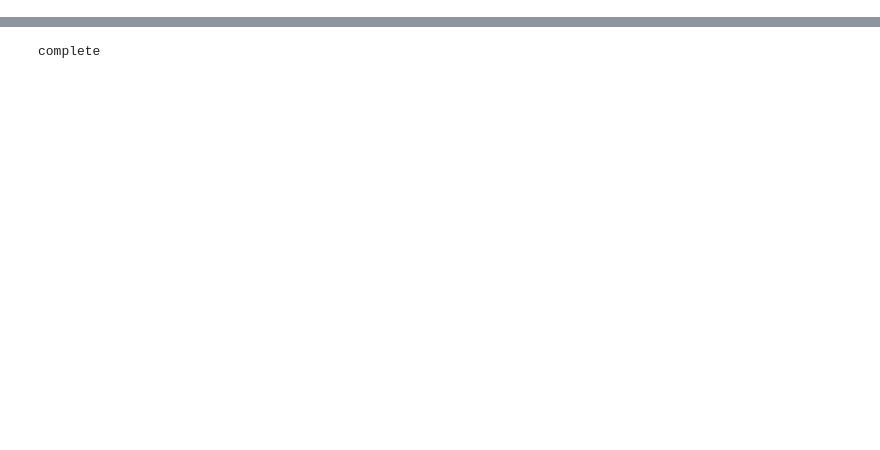
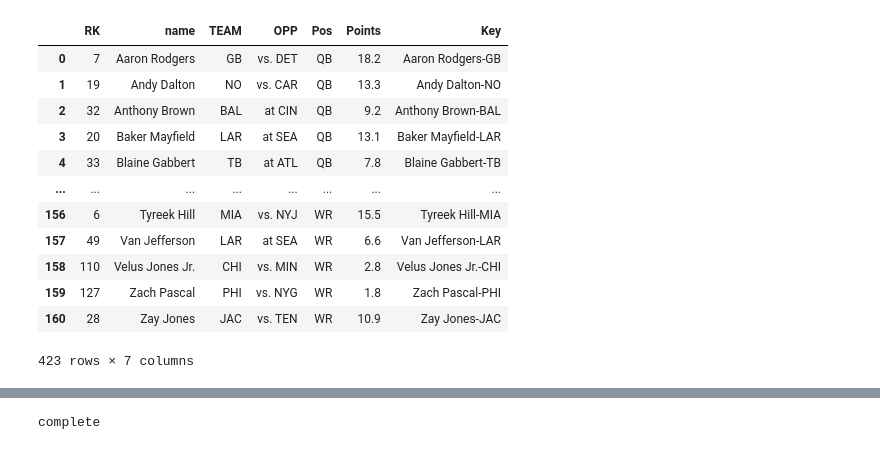
Before and after one commit to buenr/ff_lin_opt, a Jupyter notebook: FF Lin Opt.ipynb, the cells around one changed output, grey strips where cells are left out. Saved outputs shown, nothing was run; the diff lists cells and outputs as text; code cells hidden in the pictures; blank space fills up the shorter version.

```diff
--- a/FF Lin Opt.ipynb
+++ b/FF Lin Opt.ipynb
@@ -30,0 +41,57 @@ import numpy as np
+# %%
+#Get FantasyPros rankings and load to df
+import pandas as pd
+import glob
+import os
+
+# Use glob to create a list of file paths for all .csv files in the specified folder
+path = 'C:/Users/onine/Downloads/*.csv'
+csv_files = glob.glob(path)
+rank_df = pd.DataFrame()
+
+for file in csv_files:
+    if 'FantasyPros_2022_Week_18' in file:
+
+        # Read in the file
+        df_temp = pd.read_csv(file)
+
+        # Extract the file name from the full file path
+        file_name = os.path.basename(file)
+
+        # Add a column to the dataframe containing the file name
+        df_temp['file_name'] = file_name
+
+        # Concatenate the dataframes
+        rank_df = pd.concat([rank_df, df_temp])
+
+#print(rank_df.head())
+
+rank_df['Pos'] = rank_df['file_name'].str.split('_Rankings.csv').str[0].str[-2:]
+
+rank_df.rename(columns={"PLAYER NAME": "name"}, inplace=True)
+rank_df.rename(columns={"PROJ. FPTS": "Points"}, inplace=True)
+
+rank_df = rank_df[['RK','name','TEAM','OPP','Pos','Points']]
+
+#rank_points_df = pd.read_excel('Rankings.xlsx', sheet_name="Sheet2")
+#rank_df = pd.merge(rank_df, rank_points_df, left_on=['RK','Pos'], right_on=['RK','POS'], how='left', suffixes=[None,'_2'])
+rank_df['Key'] = rank_df['name'] + '-' + rank_df['TEAM']
+rank_df.rename(columns={"PROJ. FPTS": "Points"}, inplace=True)
+
+#'RK	name	TEAM	OPP	Pos	KEY	RK	Points	Key'
+
+rank_df
+# %% [output]
+|  | RK | name | TEAM | OPP | Pos | Points | Key |
+| 0 | 7 | Aaron Rodgers | GB | vs. DET | QB | 18.2 | Aaron Rodgers-GB |
+| 1 | 19 | Andy Dalton | NO | vs. CAR | QB | 13.3 | Andy Dalton-NO |
+| 2 | 32 | Anthony Brown | BAL | at CIN | QB | 9.2 | Anthony Brown-BAL |
+| 3 | 20 | Baker Mayfield | LAR | at SEA | QB | 13.1 | Baker Mayfield-LAR |
+| 4 | 33 | Blaine Gabbert | TB | at ATL | QB | 7.8 | Blaine Gabbert-TB |
+| ... | ... | ... | ... | ... | ... | ... | ... |
+| 156 | 6 | Tyreek Hill | MIA | vs. NYJ | WR | 15.5 | Tyreek Hill-MIA |
+| 157 | 49 | Van Jefferson | LAR | at SEA | WR | 6.6 | Van Jefferson-LAR |
+| 158 | 110 | Velus Jones Jr. | CHI | vs. MIN | WR | 2.8 | Velus Jones Jr.-CHI |
+| 159 | 127 | Zach Pascal | PHI | vs. NYG | WR | 1.8 | Zach Pascal-PHI |
+| 160 | 28 | Zay Jones | JAC | vs. TEN | WR | 10.9 | Zay Jones-JAC |
+423 rows × 7 columns
```
Also changed, not shown: parts of 13 cells of this notebook.
